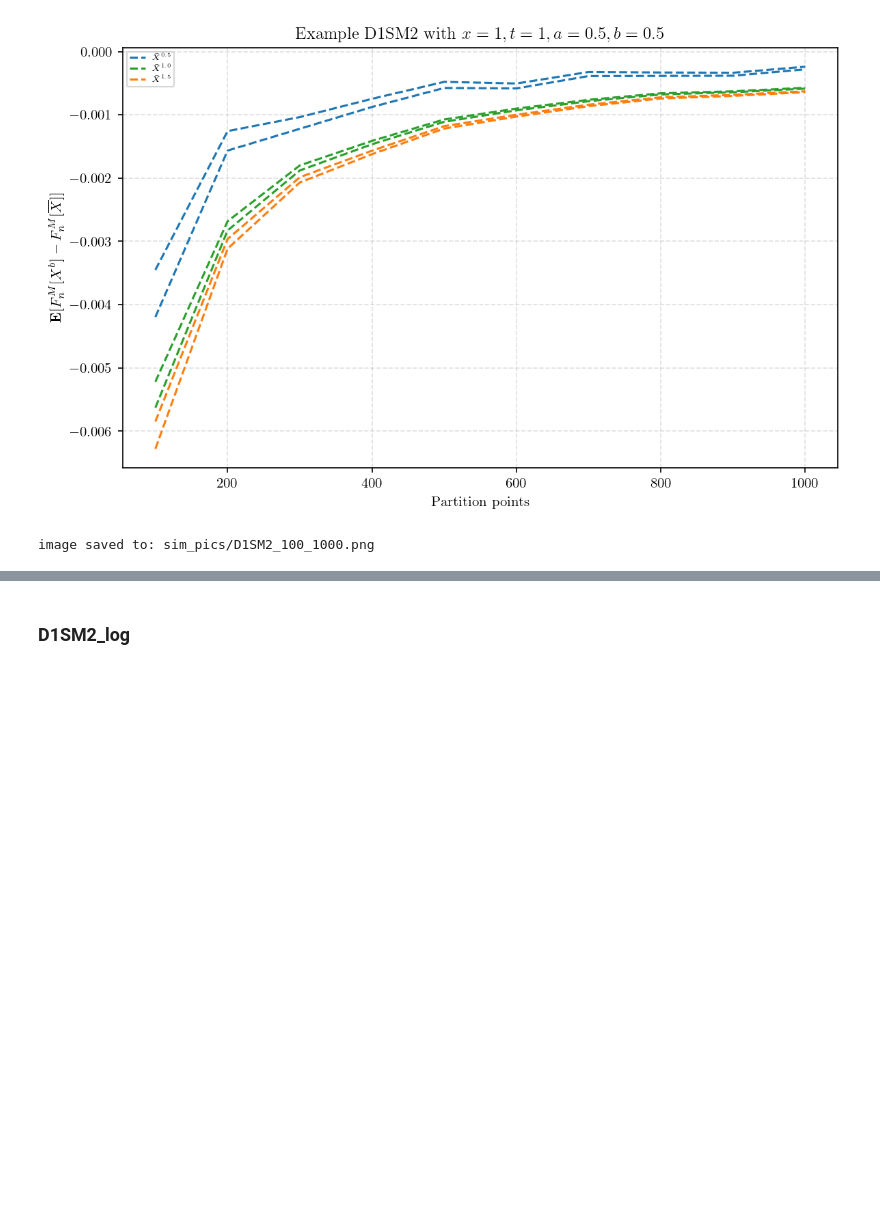
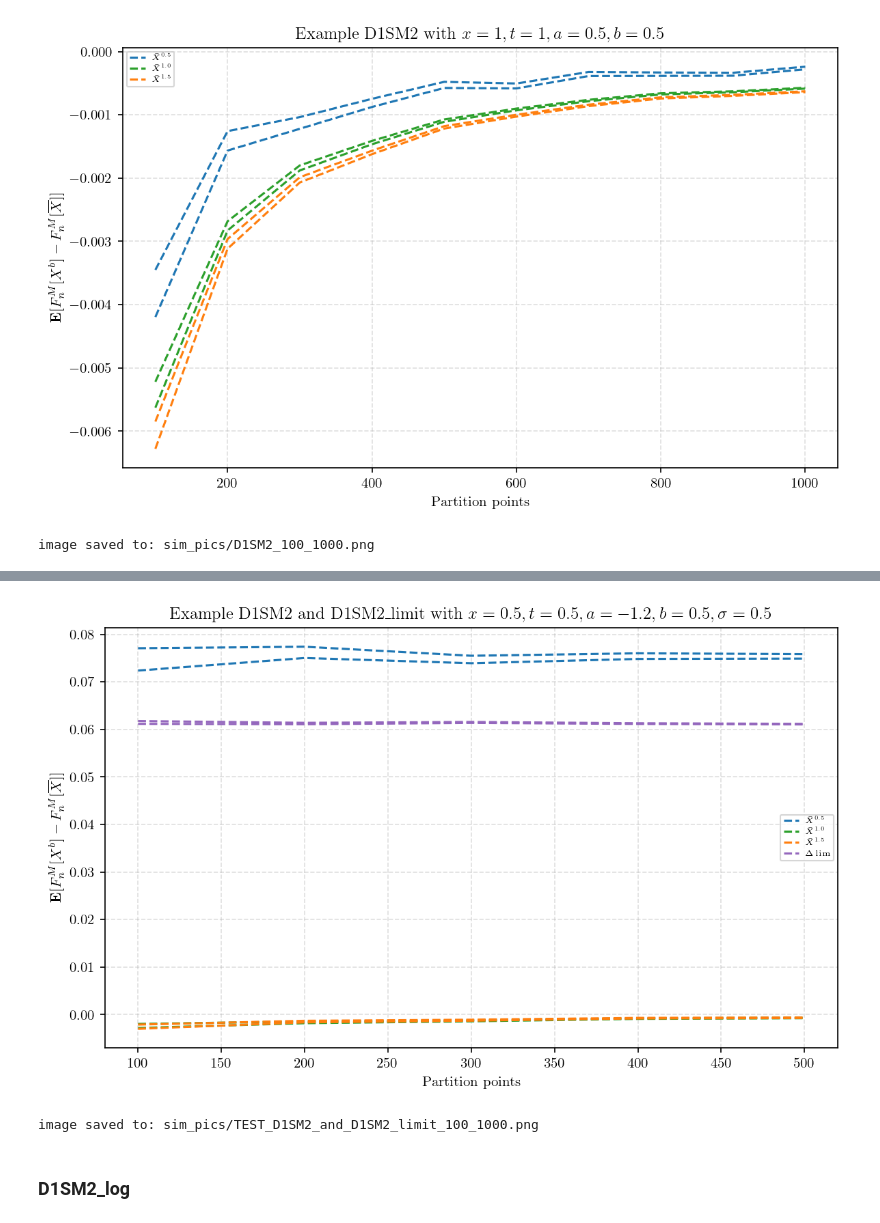
Before and after one commit to Andriyichenko/simulation, a Jupyter notebook: D1S/D1S_plot.ipynb, the cells around one changed output, grey strips where cells are left out. Cells and saved outputs as stored; diff of their text form; code cells hidden in the pictures; blank space fills up the shorter version.

```diff
--- a/D1S/D1S_plot.ipynb
+++ b/D1S/D1S_plot.ipynb
@@ -1156,4 +1156,79 @@ print("image saved to:", save_path)
 image saved to: sim_pics/D1SM2_and_D1SM2_limit_100_1000.png
+# %%
+#TEST D1SM2_and_D1SM2_limit_100_1000 plot with confidence intervals
+#信頼区間公式 \bar{X} ± z * (s/√n)
+# ここで、\bar{X}は標本平均、zは信頼水準、sは標本標準偏差(SD)、nはサンプルサイズ(SS),(s/√n)は標準誤差(SE)
+import pandas as pd
+import matplotlib.pyplot as plt
+import numpy as np
+from scipy.stats import norm
+from pathlib import Path
+plt.rcParams['font.family'] = 'Hiragino Sans'  # 図のフォント設定
+save_dir = Path("sim_pics")# フォルダー保存先
+save_dir.mkdir(exist_ok=True)
+
+save_path = save_dir / "TEST_D1SM2_and_D1SM2_limit_100_1000.png" #画像保存パス
+
+#信頼水準(confidence level)の関数
+def conf_level(a): #aは信頼度であり、ex:a=0.95なら95%信頼区間
+    alpha = 1-a #aが0.95なら、alpha=0.05となり（全体の5%が信頼区間外になる）,外側（両端）にある確率の合計である
+    z=norm.ppf(1 - alpha / 2) #ここでPPF = Percent Point Function,両側検定なのでalpha/2,norm.ppfは累積分布関数の逆関数、i.e.「何番目の値がこの累積確率になるのか？」を計算する
+    return z
+
+df2 = pd.read_csv("../data_source/TEST_D1SM2_all_100_1000_data.csv")
+df3 = pd.read_csv("../data_source/TEST_D1SM2_all_100_1000_data.csv")
+
+
+#z信頼水準の計算,aは信頼度であり、ex:a=0.95なら95%信頼区間
+a=0.95 #ここで信頼度を設定する
+z=conf_level(a)
+A_std_df2=np.sqrt(df2['E']) #Aの標本標準偏差(SD)
+Am_std_df2=np.sqrt(df2['Em']) #Amの標本標準偏差(SD)
+A15_std_df2=np.sqrt(df2['E_1_5']) #A_1_5の標本標準偏差(SD)
+Axb_std_df3 = np.sqrt(df3['Eb']) #A_bの標本標準偏差(SD)
+
+paths = 10 * (df2['points'] ** 2)
+# Standard errors of sample means
+A_se_df2     = A_std_df2   / np.sqrt(paths)
+Am_se_df2    = Am_std_df2  / np.sqrt(paths)
+A15_se_df2   = A15_std_df2 / np.sqrt(paths)
+Axb_se_df3   = Axb_std_df3 / np.sqrt(paths)
+
+# Confidence bands
+A_up_df2     = df2['A']     + z * A_se_df2
+A_low_df2    = df2['A']     - z * A_se_df2
+Am_up_df2    = df2['Am']    + z * Am_se_df2
+Am_low_df2   = df2['Am']    - z * Am_se_df2
+A15_up_df2   = df2['A_1_5'] + z * A15_se_df2
+A15_low_df2  = df2['A_1_5'] - z * A15_se_df2
+Axb_up_df3   = df3['Ab'] + z * Axb_se_df3
+Axb_low_df3  = df3['Ab'] - z * Axb_se_df3
+
+
+# グラフを描画
+plt.figure(figsize=(8, 5), dpi=150)  # dpi とは Dots Per Inch を意味する
+plt.plot(df2["points"], A_up_df2, linestyle="--", color="#1f77b4", label=r"$\bar{X}^{0.5}$")
+plt.plot(df2["points"], A_low_df2, linestyle="--", color="#1f77b4")
+plt.plot(df2["points"], Am_up_df2, linestyle="--", color="#2ca02c", label=r"$\bar{X}^{1.0}$ ")
+plt.plot(df2["points"], Am_low_df2, linestyle="--", color="#2ca02c")
+plt.plot(df2["points"], A15_up_df2, linestyle="--", color="#ff7f0e", label=r"$\bar{X}^{1.5}$ ")
+plt.plot(df2["points"], A15_low_df2, linestyle="--", color="#ff7f0e")
+plt.plot(df3["points"], Axb_up_df3, linestyle="--", color="#9467bd", label=r"$\Delta\lim$ ")
+plt.plot(df3["points"], Axb_low_df3, linestyle="--", color="#9467bd")
+
+
+plt.title(r'Example D1SM2 and D1SM2_limit with $x=0.5,t=0.5,a=-1.2,b=0.5,\sigma=0.5$')
+plt.xlabel("Partition points")
+plt.ylabel(r"$\mathbf{E}[F^{M}_{n}[X^b] - F^{M}_{n}[\overline{X}]]$ ")
+plt.grid(True, linestyle="--", alpha=0.4)
+plt.legend(fontsize=5.5, loc='best')
+plt.tight_layout()  # 自動的にレイアウトを調整する
+plt.savefig(save_path, dpi=250, bbox_inches='tight')
+plt.show()
+print("image saved to:", save_path)
+# %% [output]
+[figure, added]
+image saved to: sim_pics/TEST_D1SM2_and_D1SM2_limit_100_1000.png
 # %% [markdown]
 ### D1SM2_log
 # %%
```
Also changed, not shown: parts of 1 cell of this notebook, 8 other files.
